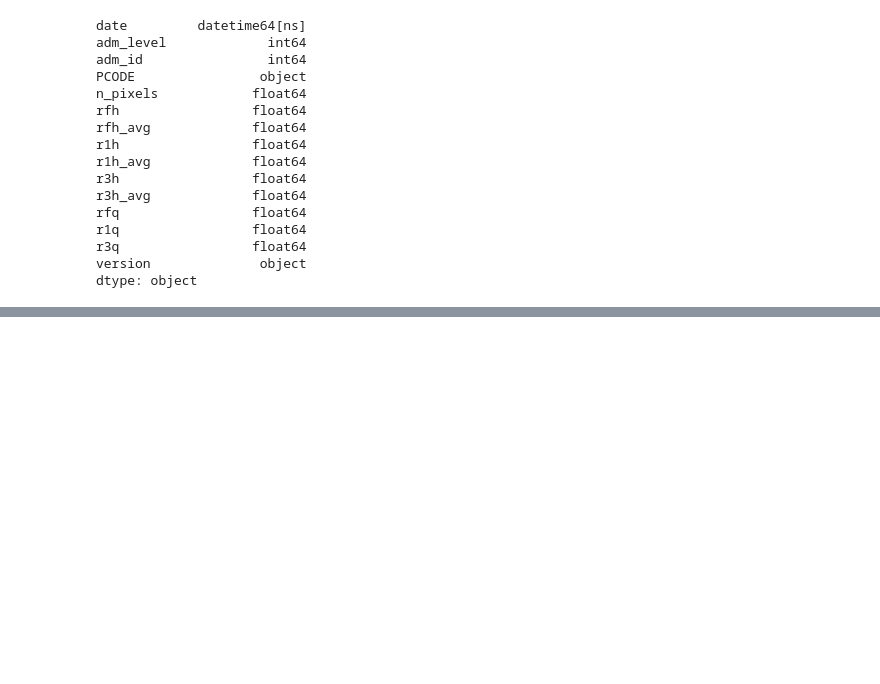
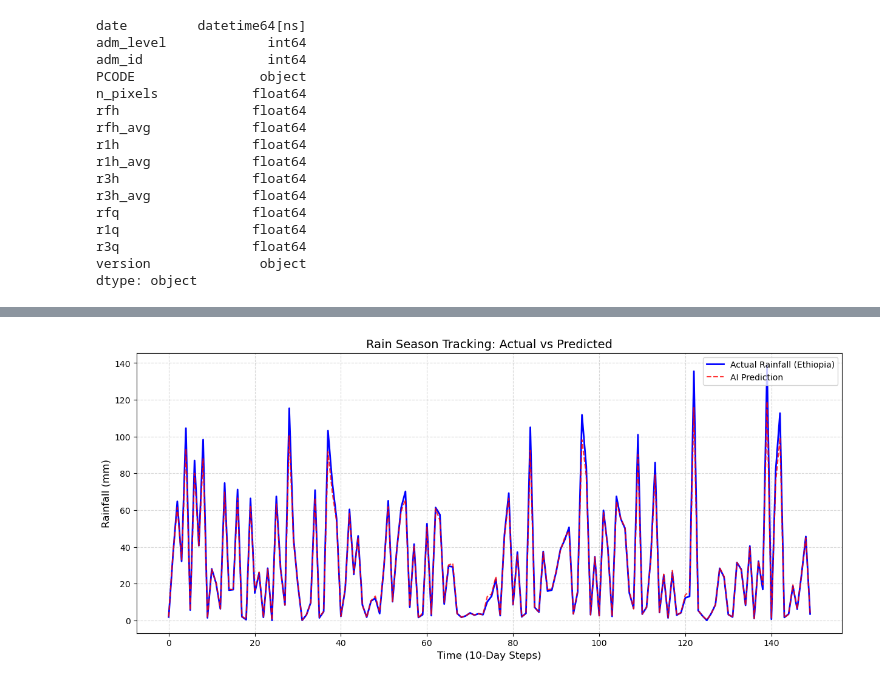
Before and after one commit to demirewu-manidefro/Rainfall, a Jupyter notebook: rainfall_prediction.ipynb, the cells around one changed output, grey strips where cells are left out. Drawn from its saved outputs; the diff is of its cells as text; code cells hidden in the pictures; blank space fills up the shorter version.

```diff
--- a/rainfall_prediction.ipynb
+++ b/rainfall_prediction.ipynb
@@ -312,0 +421,32 @@ Success! Download these 3 files for your web app:
+# %%
+# (Assuming your model is named 'model' and test features are 'X_test')
+y_pred_scaled = model.predict(X_test)
+
+# 2. Undo the Scaling (MinMaxScaler)
+y_pred_log = scaler_y.inverse_transform(y_pred_scaled)
+y_actual_log = scaler_y.inverse_transform(y_test)
+
+# 3. Undo the Log Transformation (Convert back to real mm)
+# np.expm1 is the opposite of np.log1p
+y_pred = np.expm1(y_pred_log)
+y_actual = np.expm1(y_actual_log)
+
+# 4. Create the Plot
+plt.figure(figsize=(15, 6))
+
+# We plot the first 150 points to see the detail clearly
+plt.plot(y_actual[:150], label='Actual Rainfall (Ethiopia)', color='blue', linewidth=2)
+plt.plot(y_pred[:150], label='AI Prediction', color='red', linestyle='--', alpha=0.8)
+
+# Add Labels and Title
+plt.title('Rain Season Tracking: Actual vs Predicted', fontsize=14)
+plt.ylabel('Rainfall (mm)', fontsize=12)
+plt.xlabel('Time (10-Day Steps)', fontsize=12)
+
+# Styling
+plt.legend(loc='upper right')
+plt.grid(True, which='both', linestyle='--', alpha=0.5)
+
+# Show the plot
+plt.show()
+# %% [output]
@@ -312,0 +454 @@ Success! Download these 3 files for your web app:
+[figure, added]
```
Also changed, not shown: parts of 26 cells of this notebook.
